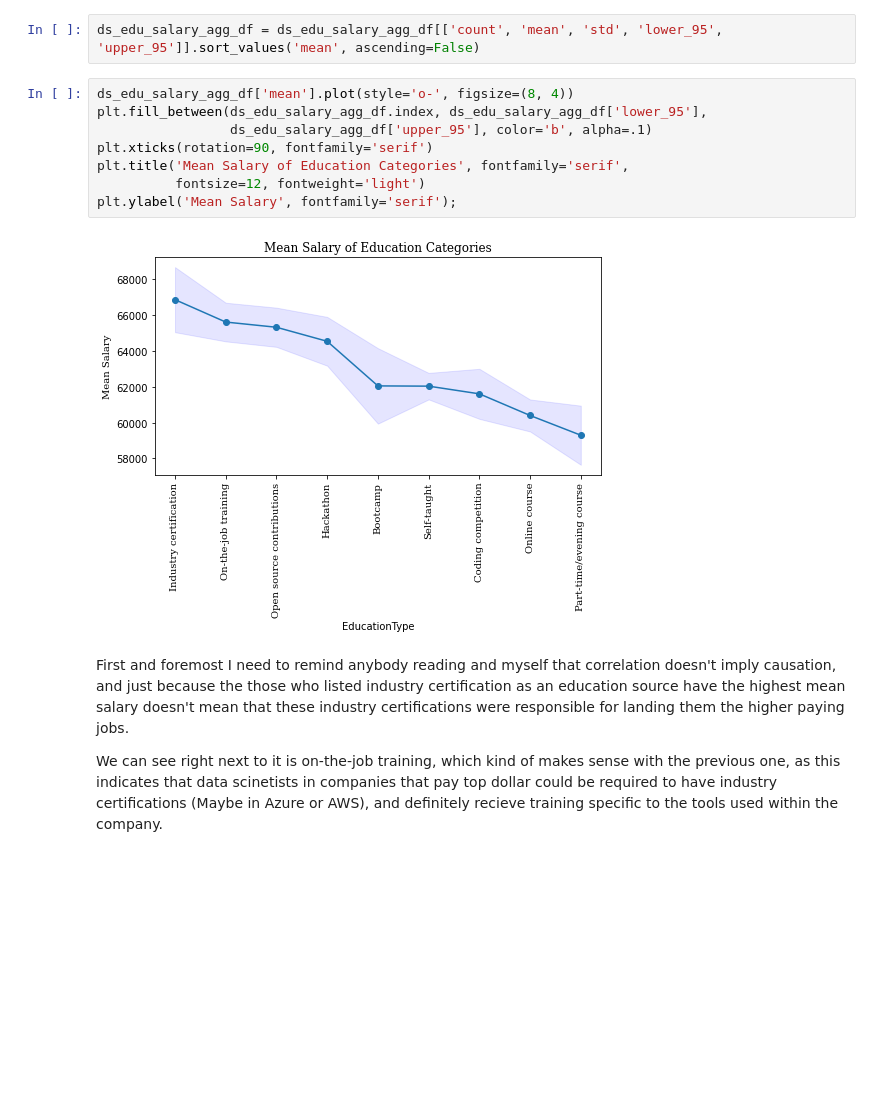
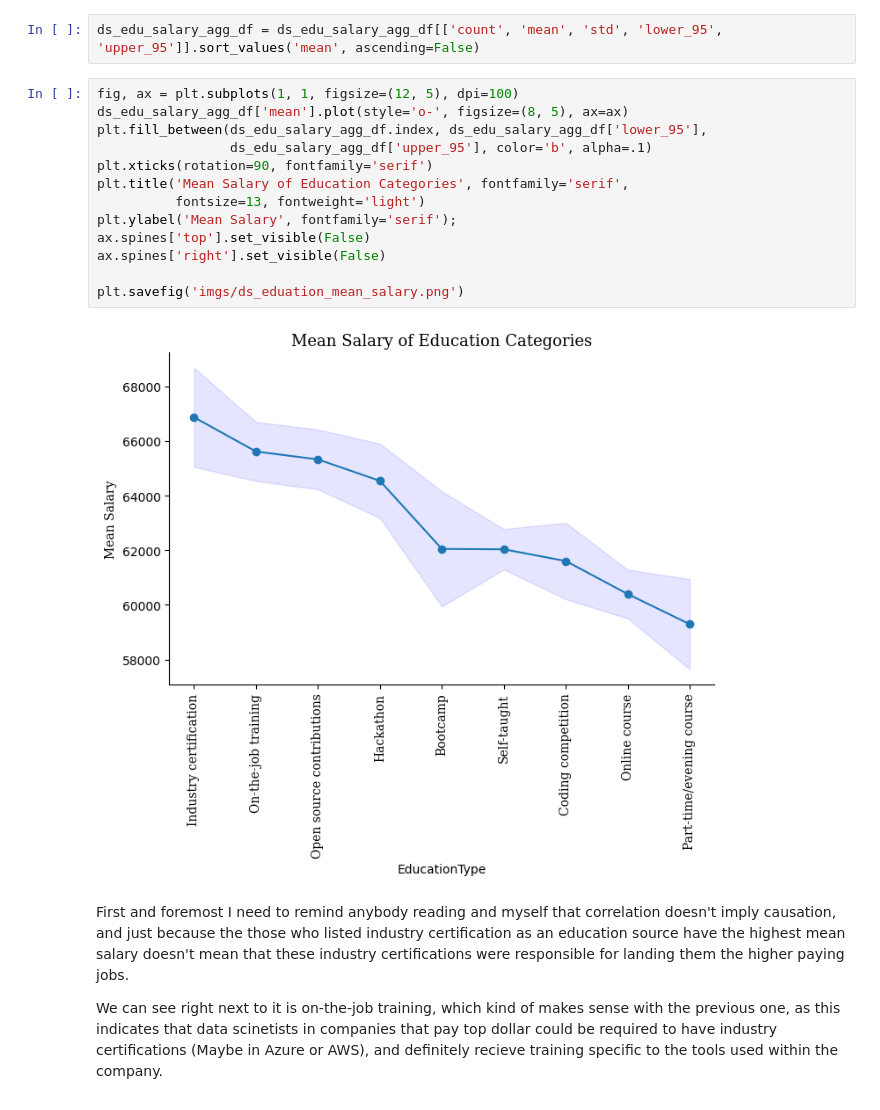
Before and after one commit to ahmedsamirio/stackoverflow-analysis, a Jupyter notebook: StackOverflow_Analysis.ipynb, the cells around one changed output. Drawn from its saved outputs; the diff is of its cells as text; blank space fills up the shorter version.

```diff
--- a/StackOverflow_Analysis.ipynb
+++ b/StackOverflow_Analysis.ipynb
@@ -1218,15 +1243,20 @@ ds_edu_salary_agg_df['upper_95'] = ds_edu_salary_agg_df['mean'] \
 # %%
 ds_edu_salary_agg_df = ds_edu_salary_agg_df[['count', 'mean', 'std', 'lower_95', 'upper_95']].sort_values('mean', ascending=False)
 # %%
-ds_edu_salary_agg_df['mean'].plot(style='o-', figsize=(8, 4))
+fig, ax = plt.subplots(1, 1, figsize=(12, 5), dpi=100)
+ds_edu_salary_agg_df['mean'].plot(style='o-', figsize=(8, 5), ax=ax)
 plt.fill_between(ds_edu_salary_agg_df.index, ds_edu_salary_agg_df['lower_95'],
                  ds_edu_salary_agg_df['upper_95'], color='b', alpha=.1)
 plt.xticks(rotation=90, fontfamily='serif')
 plt.title('Mean Salary of Education Categories', fontfamily='serif',
-          fontsize=12, fontweight='light')
+          fontsize=13, fontweight='light')
 plt.ylabel('Mean Salary', fontfamily='serif');
+ax.spines['top'].set_visible(False)
+ax.spines['right'].set_visible(False)
+
+plt.savefig('imgs/ds_eduation_mean_salary.png')
 # %% [output]
-[figure, old version]
+[figure, new version]
 # %% [markdown]
 First and foremost I need to remind anybody reading and myself that correlation doesn't imply causation, and just because the those who listed industry certification as an education source have the highest mean salary doesn't mean that these industry certifications were responsible for landing them the higher paying jobs.
 
```
Also changed, not shown: parts of 25 cells of this notebook.
